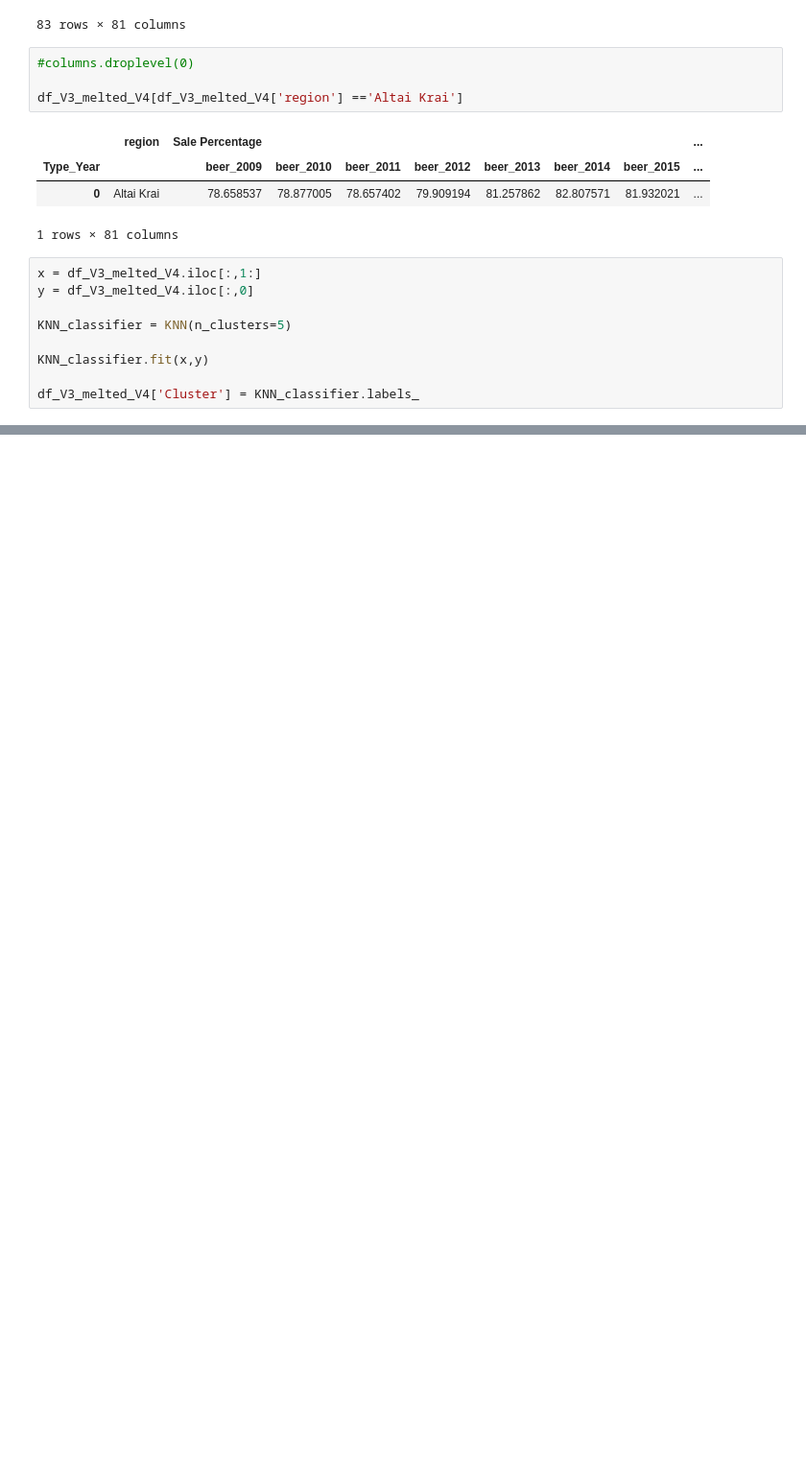
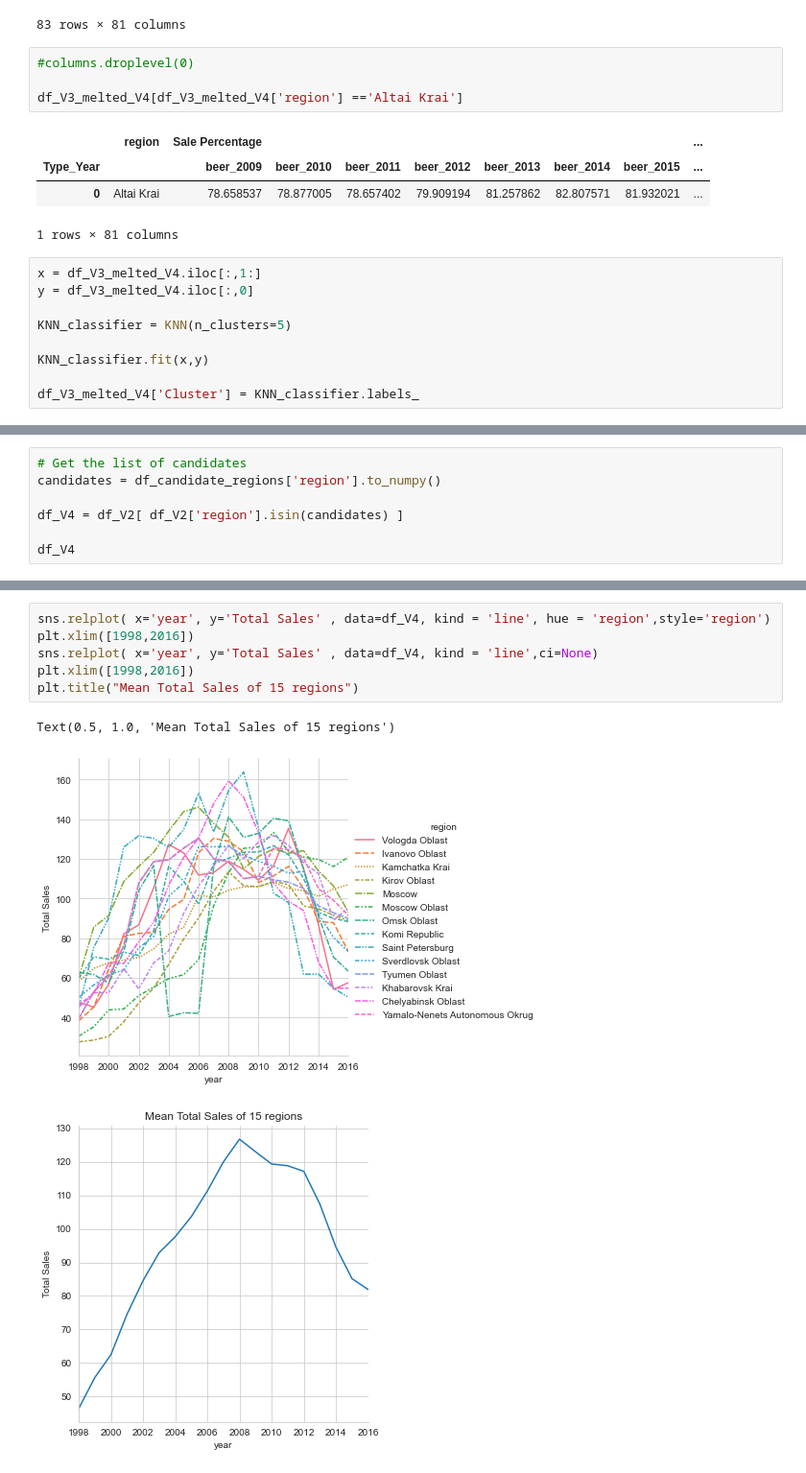
Before and after one commit to LuisEVT/Drinks_Company_Wine_Promotion, a Jupyter notebook: Wine_Promotion_Analysis_EDA.ipynb, the cells around one changed output, grey strips where cells are left out. Shown: that part at 96% size. Saved outputs shown, nothing was run; the diff lists cells and outputs as text; blank space fills up the shorter version.

```diff
--- a/Wine_Promotion_Analysis_EDA.ipynb
+++ b/Wine_Promotion_Analysis_EDA.ipynb
@@ -510,0 +509,7 @@ Using the K-mean algorithm, 15 regions were grouped into the same cluster that s
+# %%
+# Get the list of candidates
+candidates = df_candidate_regions['region'].to_numpy()
+
+df_V4 = df_V2[ df_V2['region'].isin(candidates) ]
+
+df_V4
@@ -510,0 +530,10 @@ Using the K-mean algorithm, 15 regions were grouped into the same cluster that s
+# %%
+sns.relplot( x='year', y='Total Sales' , data=df_V4, kind = 'line', hue = 'region',style='region')
+plt.xlim([1998,2016])
+sns.relplot( x='year', y='Total Sales' , data=df_V4, kind = 'line',ci=None)
+plt.xlim([1998,2016])
+plt.title("Mean Total Sales of 15 regions")
+# %% [output]
+Text(0.5, 1.0, 'Mean Total Sales of 15 regions')
+[figure, added]
+[figure, added]
```
Also changed, not shown: parts of 11 cells of this notebook.
